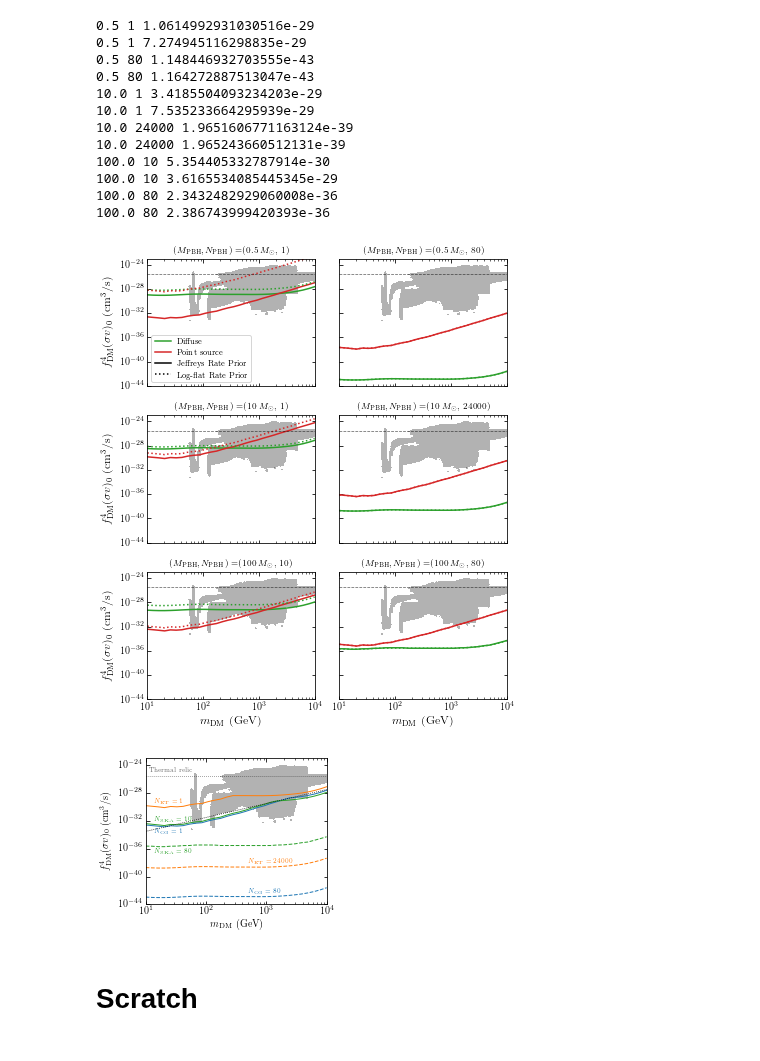
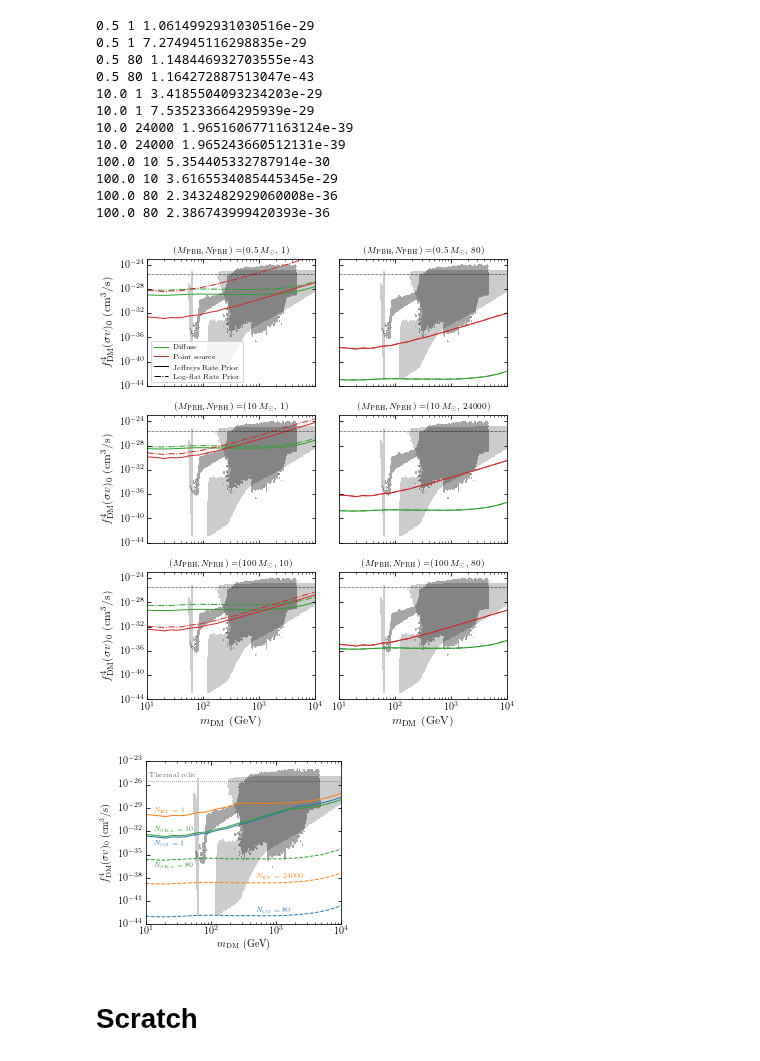
Before and after one commit to adam-coogan/pbhs_vs_wimps, a Jupyter notebook: posterior_sv_analysis_29_mar_2019.ipynb, the cells around one changed output. Saved outputs shown, nothing was run; the diff lists cells and outputs as text; code cells hidden in the pictures.

Commit message:
Added code for plotting fig 1

```diff
--- a/posterior_sv_analysis_29_mar_2019.ipynb
+++ b/posterior_sv_analysis_29_mar_2019.ipynb
@@ -15,13 +15,16 @@ n_pbhs = np.array([[1,  1,     10],
 m_pbhs = np.array([[0.5, 10, 100],
                    [0.5, 10, 100]]).T
 
-# LIGO's prior
+# LIGO's prior ("J" or "LF")
 merger_rate_prior = "J"
+
+# sigma-v prior ("U" or "LF")
+sv_prior = "U"
 
 # BSM 95% contours
 gambit_dir = "data/gambit/"
-gambit_models = ["CMSSM", "MSSM7", "NUHM1", "NUHM2", "SingletDM"]
-gambit_grid_rows, gambit_grid_cols = 101, 103
+gambit_models = ["CMSSM", "MSSM7", "NUHM1", "NUHM2"]#, "SingletDM"]
+gambit_grid_rows, gambit_grid_cols = 101, 203
 
 # Colors
 pbh_colors = {0.5: colors[0], 10: colors[1], 100: colors[2]}
@@ -54,7 +65,7 @@ for i in range(axes.shape[0]):
         m_pbh = m_pbhs[i, j]
         n_pbh = n_pbhs[i, j]
 
-        for prior, ls in zip(["J", "LF"], ['-', ':']):
+        for prior, ls in zip(["J", "LF"], ['-', '-.']):
             # Diffuse limit
             post_diff = DiffusePosterior(m_pbh, n_pbh, test=False,
                                          merger_rate_prior=prior)
@@ -65,7 +76,7 @@ for i in range(axes.shape[0]):
 
             # Point source limit
             post_ps = PointSourcePosterior(m_pbh, n_pbh, test=False,
-                                           merger_rate_prior=prior)
+                                           merger_rate_prior=prior, sv_prior=sv_prior)
             m_dms, sv_ps_bounds = post_ps.sv_bounds(save=False, alpha=0.95)
             lab = "Point source" if prior == "J" else ""
             ax.loglog(m_dms, sv_ps_bounds, label=lab, linestyle=ls, color=colors[3])
@@ -86,11 +97,11 @@ for i in range(axes.shape[0]):
             ax.set_ylabel(r"$f_{\mathrm{DM}}^4 (\sigma v)_0$ (cm$^3$/s)", fontsize=12)
         if i == 0 and j == 0:
             ax.plot([1e-50, 1e-50], [1e-50, 1e-50], color='k', linestyle='-', label='Jeffreys Rate Prior')
-            ax.plot([1e-50, 1e-50], [1e-50, 1e-50], color='k', linestyle=':', label='Log-flat Rate Prior')
-            ax.legend(fontsize=8)
+            ax.plot([1e-50, 1e-50], [1e-50, 1e-50], color='k', linestyle='-.', label='Log-flat Rate Prior')
+            ax.legend(fontsize=7)
 
 fig.tight_layout()
-fig.savefig("figures/sv_limits_ps_diff_comparison.pdf", bbox_inches='tight')
+fig.savefig("figures/sv_limits_ps_diff_comparison.pdf", bbox_inches='tight',pad_inches = 0.05)
 # %% [output]
 0.5 1 1.0614992931030516e-29
 0.5 1 7.274945116298835e-29
@@ -104,57 +115,57 @@ fig.savefig("figures/sv_limits_ps_diff_comparison.pdf", bbox_inches='tight')
 100.0 10 3.6165534085445345e-29
 100.0 80 2.3432482929060008e-36
 100.0 80 2.386743999420393e-36
-[figure, old version]
+[figure, new version]
 # %%
-fig, ax = plt.subplots(1, 1, figsize=(3.5, 2.7))
+#fig, ax = plt.subplots(1, 1, figsize=(3.5, 2.7))
+fig, ax = plt.subplots(1, 1, figsize=(3.5, 3.0))
 
 for i in range(m_pbhs.shape[0]):
     for j, ls in zip(range(n_pbhs.shape[1]), ["-", "--"]):
         m_pbh = m_pbhs[i, j]
         n_pbh = n_pbhs[i, j]
 
         # Plot strongest gamma-ray constraint
         post_diff = DiffusePosterior(m_pbh, n_pbh, test=False,
                                      merger_rate_prior=merger_rate_prior)
         post_ps = PointSourcePosterior(m_pbh, n_pbh, test=False,
                                        merger_rate_prior=merger_rate_prior)
         m_dms, sv_diff_bounds = post_diff.sv_bounds(save=False, alpha=0.95)
         m_dms, sv_ps_bounds = post_ps.sv_bounds(save=False, alpha=0.95)
         ax.loglog(m_dms, np.min([sv_diff_bounds, sv_ps_bounds], axis=0),
                   color=pbh_colors[m_pbh], linestyle=ls, linewidth=1)
 
 # BSM physics contours
 plot_gambit_contour_envelope(ax, 'k')
 # Thermal relic cross section
 ax.axhline(3e-26, linestyle=':', color='k', alpha=0.6, linewidth=0.75)
-ax.text(1.12e1, 7e-26, "Thermal relic", alpha=0.6, fontsize=6)
+ax.text(1.12e1, 7e-26, "Thermal relic", alpha=0.6, fontsize=7)
 # Unitarity bound
-eps = 1  # <sigma v>_0 / <sigma v>
-ax.plot(m_dms, eps * 3e-30 * (m_dms / 1e3)**2,
-        linestyle=':', color='k', alpha=0.6, linewidth=0.75)
-ax.plot(m_dms, 3e-30 * (m_dms / 1e3)**2,
-        linestyle=':', color='k', alpha=0.6, linewidth=0.75)
+#eps = 1  # <sigma v>_0 / <sigma v>
+#ax.plot(m_dms, eps * 3e-30 * (m_dms / 1e3)**2,
+#        linestyle=':', color='k', alpha=0.6, linewidth=0.75)
+#ax.plot(m_dms, 3e-30 * (m_dms / 1e3)**2,
+#        linestyle=':', color='k', alpha=0.6, linewidth=0.75)
 # ax.text(3e3, 8e-34, "Unitarity", fontsize=6, rotation=14, alpha=0.6)
 
 # Formatting
 ax.set_xlim(m_dms[[0, -1]])
 ax.set_ylim(1e-44, 1e-23)
 ax.set_xlabel(r"$m_{\mathrm{DM}}$ (GeV)", fontsize=10.0)
 ax.set_ylabel(r"$f_{\mathrm{DM}}^4 (\sigma v)_0$ (cm$^3$/s)", fontsize=10.0)
-ax.tick_params(which="both", direction="in")
 # N_min labels
-ax.text(1.35e1, 2e-30, r"$N_{\mathrm{ET}} = 1$", fontsize=6, color=pbh_colors[10])
-ax.text(1.35e1, 6e-33, r"$N_{\mathrm{SKA}} = 10$", fontsize=6, color=pbh_colors[100])
-ax.text(1.35e1, 1.5e-34, r"$N_{\mathrm{O3}} = 1$", fontsize=6, color=pbh_colors[0.5])
-# N_max lables
-ax.text(1.35e1, 1.5e-37, r"$N_{\mathrm{SKA}} = 80$", fontsize=6, color=pbh_colors[100])
-ax.text(5e2, 5e-39, r"$N_{\mathrm{ET}} = 24000$", fontsize=6, color=pbh_colors[10])
-ax.text(5e2, 3e-43, r"$N_{\mathrm{O3}} = 80$", fontsize=6, color=pbh_colors[0.5])
+ax.text(1.35e1, 2e-30, r"$N_{\mathrm{ET}} = 1$", fontsize=7, color=pbh_colors[10])
+ax.text(1.35e1, 6e-33, r"$N_{\mathrm{SKA}} = 10$", fontsize=7, color=pbh_colors[100])
+ax.text(1.35e1, 1.5e-34, r"$N_{\mathrm{O3}} = 1$", fontsize=7, color=pbh_colors[0.5])
+# N_max labels
+ax.text(1.35e1, 1.5e-37, r"$N_{\mathrm{SKA}} = 80$", fontsize=7, color=pbh_colors[100])
+ax.text(5e2, 5e-39, r"$N_{\mathrm{ET}} = 24000$", fontsize=7, color=pbh_colors[10])
+ax.text(5e2, 3e-43, r"$N_{\mathrm{O3}} = 80$", fontsize=7, color=pbh_colors[0.5])
 
-fig.tight_layout()
-fig.savefig("figures/sv_limits.pdf", bbox_inches='tight')
+#fig.tight_layout()
+fig.savefig("figures/sv_limits.pdf", bbox_inches='tight',pad_inches = 0.05)
 # %% [output]
-[figure, old version]
+[figure, new version]
 # %% [markdown]
 # Scratch
 # %%
```
Also changed, not shown: parts of 1 cell of this notebook, 38 other files.
